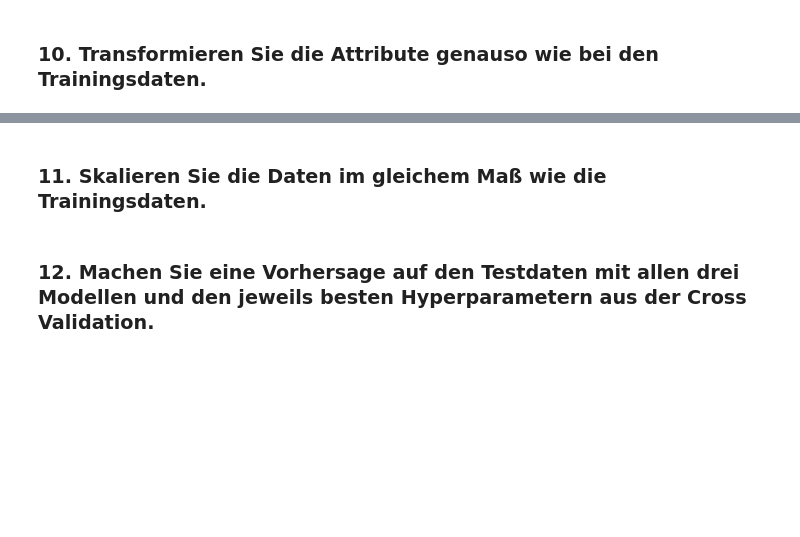
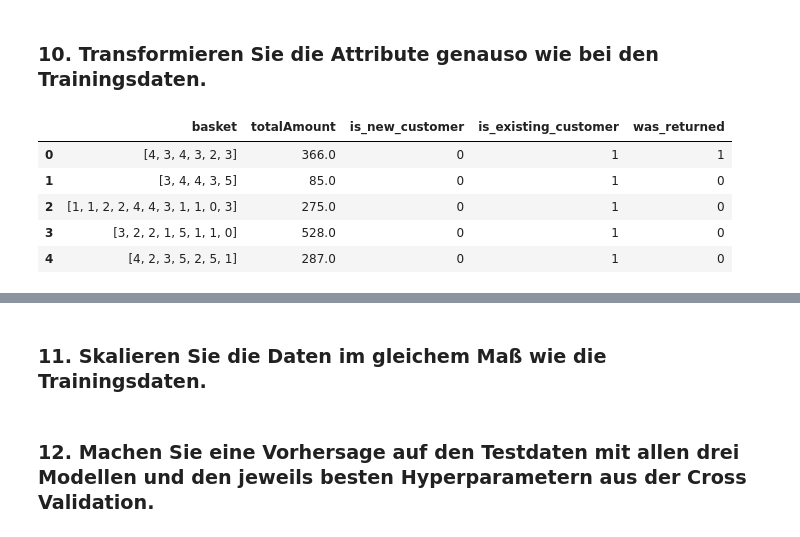
Before and after one commit to pabair/ml-kurs-ss22, a Jupyter notebook: ML_Projekt_Abgabe.ipynb, the cells around one changed output, grey strips where cells are left out. Cells and saved outputs as stored; diff of their text form; code cells hidden in the pictures; blank space fills up the shorter version.

```diff
--- a/ML_Projekt_Abgabe.ipynb
+++ b/ML_Projekt_Abgabe.ipynb
@@ -262,2 +320,23 @@ print(logReg_best_params)
 # %% [markdown]
 ### 10. Transformieren Sie die Attribute genauso wie bei den Trainingsdaten.
+# %%
+# onehotencoding
+# berechne feature und füge die berechneten feature dem DatenFrame hinzu
+data_test['is_new_customer'] = data_test['customerType'].replace({'existing': 0, 'new': 1}).fillna(0)
+data_test['is_existing_customer'] = data_test['customerType'].replace({'existing': 1, 'new': 0}).fillna(0)
+data_test['was_returned'] = data_test['returnLabel'].replace({'bought': 0, 'returned': 1})
+
+# nicht benötigte feature löschen
+data_test.drop(['customerType'], axis=1, inplace=True)
+data_test.drop(['returnLabel'], axis=1, inplace=True)
+data_test.drop(['transactionId'], axis=1, inplace=True)
+
+# datensatz anschauen
+data_test.head()
+# %% [output]
+|  | basket | totalAmount | is_new_customer | is_existing_customer | was_returned |
+| 0 | [4, 3, 4, 3, 2, 3] | 366.0 | 0 | 1 | 1 |
+| 1 | [3, 4, 4, 3, 5] | 85.0 | 0 | 1 | 0 |
+| 2 | [1, 1, 2, 2, 4, 4, 3, 1, 1, 0, 3] | 275.0 | 0 | 1 | 0 |
+| 3 | [3, 2, 2, 1, 5, 1, 1, 0] | 528.0 | 0 | 1 | 0 |
+| 4 | [4, 2, 3, 5, 2, 5, 1] | 287.0 | 0 | 1 | 0 |
```
Also changed, not shown: parts of 25 cells of this notebook.
